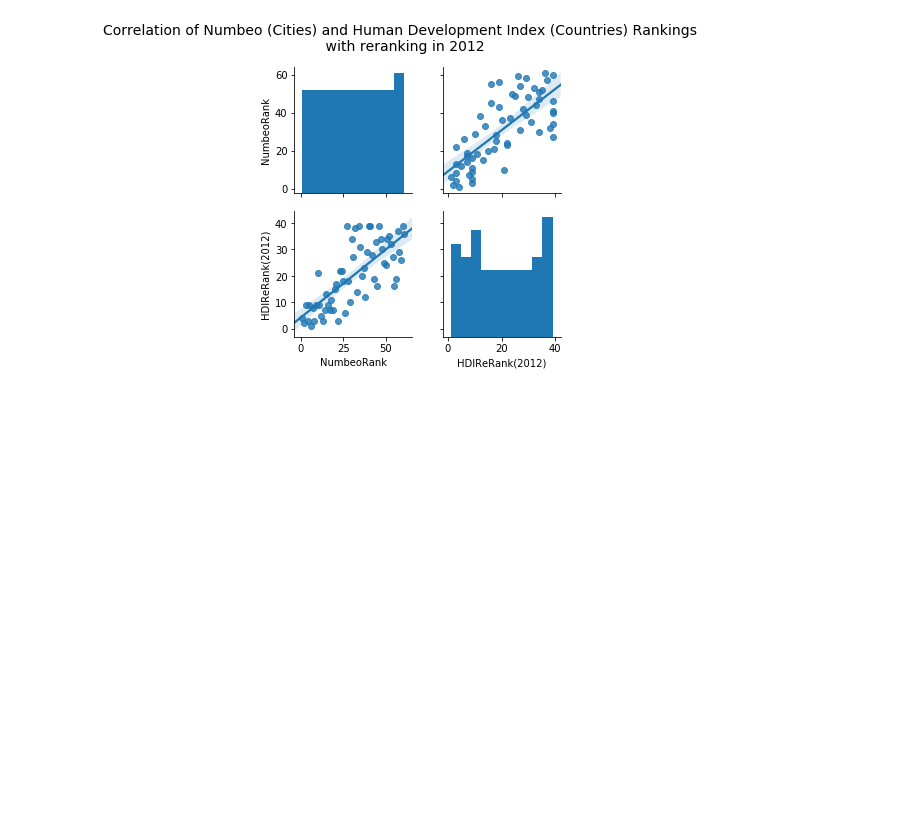
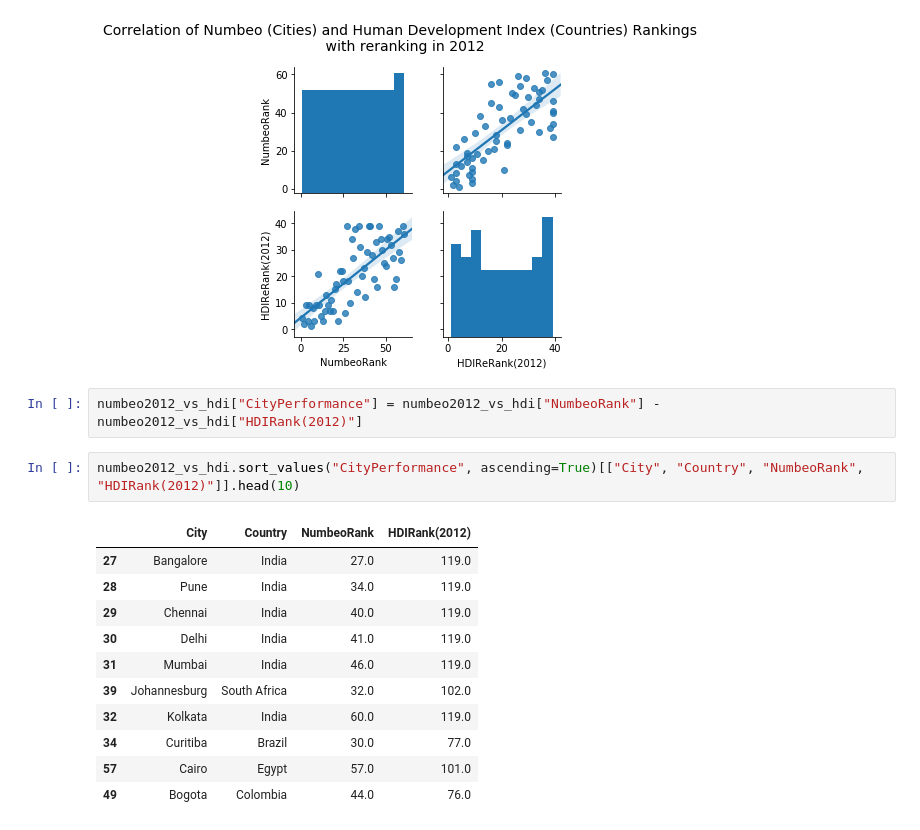
Before and after one commit to helmuthb/data-oriented-programming, a Jupyter notebook: human-development-index.ipynb, the cells around one changed output. Drawn from its saved outputs; the diff is of its cells as text; blank space fills up the shorter version.

```diff
--- a/human-development-index.ipynb
+++ b/human-development-index.ipynb
@@ -116,3 +116,19 @@ print(f'spearman relation between Numbeo and HDI: {spearman_numbeo_hdi_2012}')
 spearman relation between Numbeo and HDI: SpearmanrResult(correlation=0.7484288311224342, pvalue=4.099272073255796e-12)
 <Figure size 936x936 with 0 Axes>
 [figure]
+# %%
+numbeo2012_vs_hdi["CityPerformance"] = numbeo2012_vs_hdi["NumbeoRank"] - numbeo2012_vs_hdi["HDIRank(2012)"]
+# %%
+numbeo2012_vs_hdi.sort_values("CityPerformance", ascending=True)[["City", "Country", "NumbeoRank", "HDIRank(2012)"]].head(10)
+# %% [output]
+|  | City | Country | NumbeoRank | HDIRank(2012) |
+| 27 | Bangalore | India | 27.0 | 119.0 |
+| 28 | Pune | India | 34.0 | 119.0 |
+| 29 | Chennai | India | 40.0 | 119.0 |
+| 30 | Delhi | India | 41.0 | 119.0 |
+| 31 | Mumbai | India | 46.0 | 119.0 |
+| 39 | Johannesburg | South Africa | 32.0 | 102.0 |
+| 32 | Kolkata | India | 60.0 | 119.0 |
+| 34 | Curitiba | Brazil | 30.0 | 77.0 |
+| 57 | Cairo | Egypt | 57.0 | 101.0 |
+| 49 | Bogota | Colombia | 44.0 | 76.0 |
```
Also changed, not shown: parts of 2 cells of this notebook.
